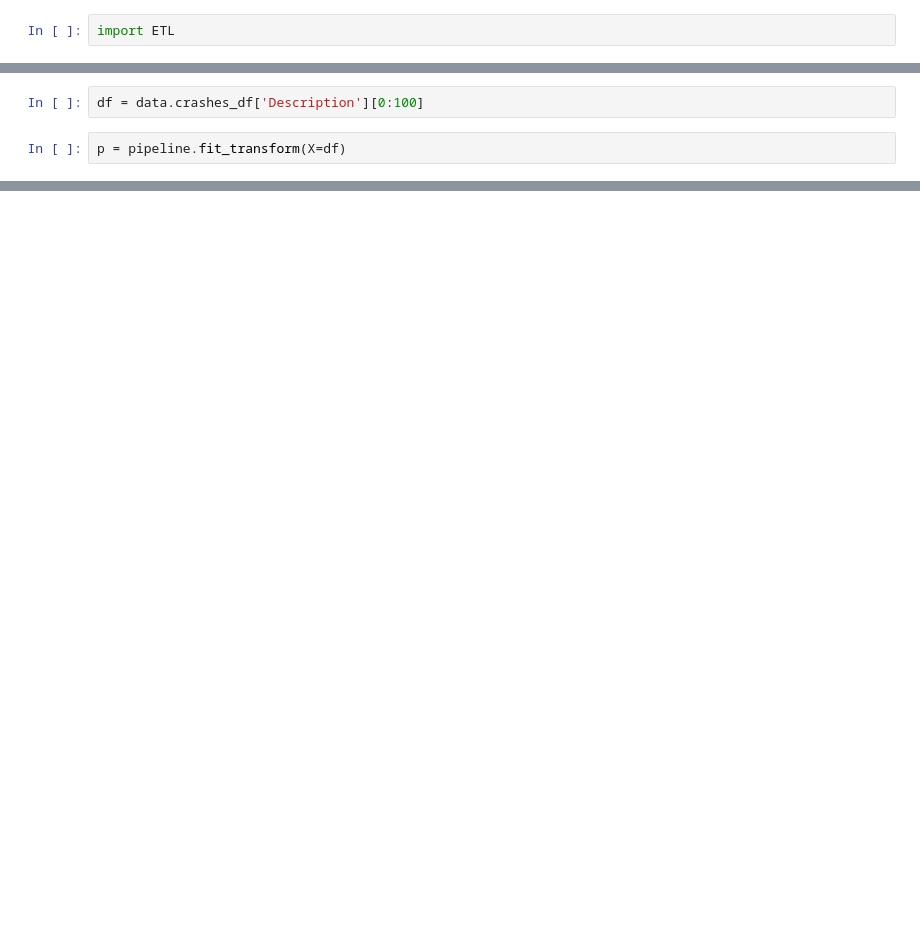
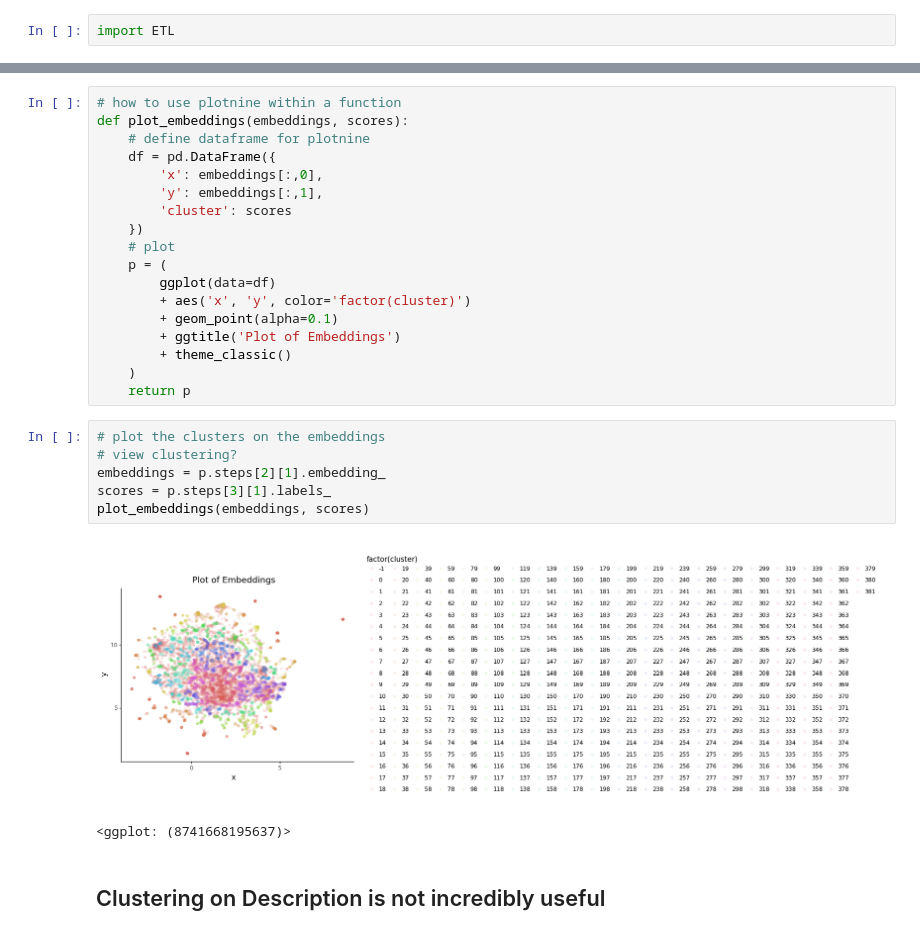
Before and after one commit to DJSherwood/ds_project1, a Jupyter notebook: Cluster_Description.ipynb, the cells around one changed output, grey strips where cells are left out. Saved outputs shown, nothing was run; the diff lists cells and outputs as text; blank space fills up the shorter version.

```diff
--- a/Cluster_Description.ipynb
+++ b/Cluster_Description.ipynb
@@ -63,4 +5,0 @@ data.load_crash_data()
-# %%
-df = data.crashes_df['Description'][0:100]
-# %%
-p = pipeline.fit_transform(X=df)
@@ -86,0 +21,29 @@ Name: Description, Length: 799877, dtype: object
+# %%
+# how to use plotnine within a function
+def plot_embeddings(embeddings, scores):
+    # define dataframe for plotnine
+    df = pd.DataFrame({
+        'x': embeddings[:,0],
+        'y': embeddings[:,1],
+        'cluster': scores
+    })
+    # plot
+    p = (
+        ggplot(data=df)
+        + aes('x', 'y', color='factor(cluster)')
+        + geom_point(alpha=0.1)
+        + ggtitle('Plot of Embeddings')
+        + theme_classic()
+    )
+    return p
+# %%
+# plot the clusters on the embeddings
+# view clustering?
+embeddings = p.steps[2][1].embedding_
+scores = p.steps[3][1].labels_
+plot_embeddings(embeddings, scores)
+# %% [output]
+[figure, added]
+<ggplot: (8741668195637)>
+# %% [markdown]
+## Clustering on Description is not incredibly useful
```
Also changed, not shown: parts of 13 cells of this notebook, 4 other files.
